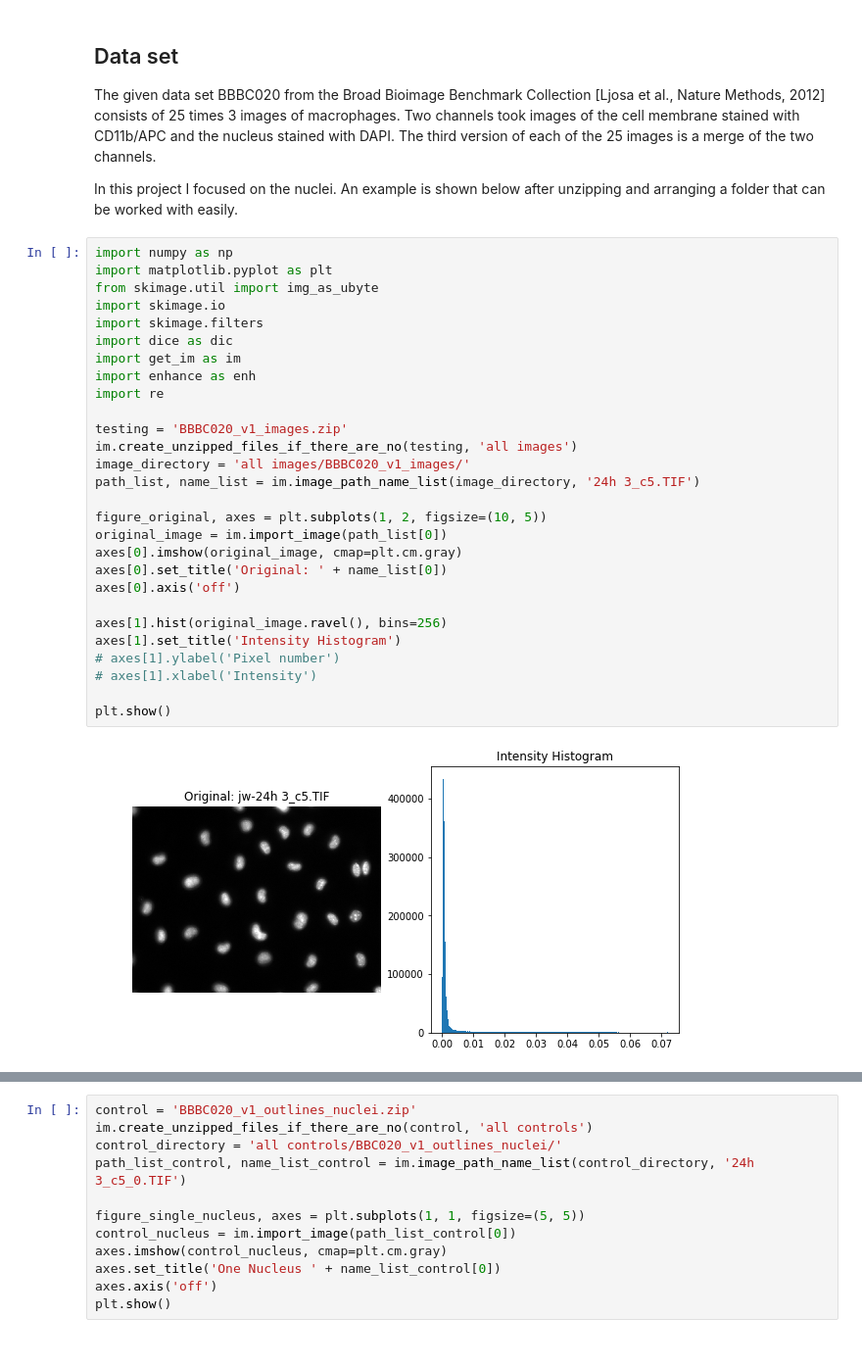
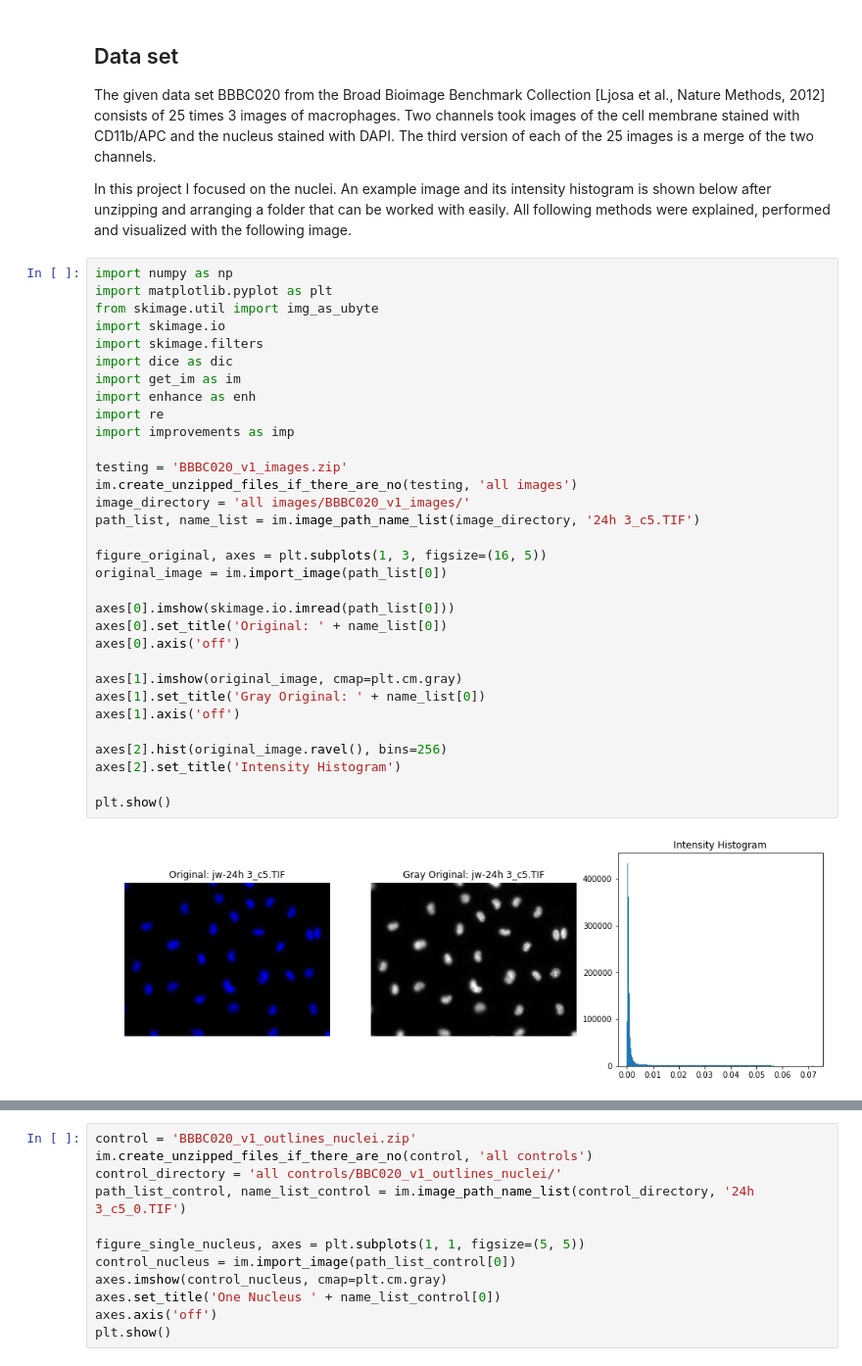
Before and after one commit to datascience-mobi/project-03-group-03, a Jupyter notebook: otsu_report.ipynb, the cells around one changed output, grey strips where cells are left out. Shown at 98% size. Cells and saved outputs as stored; diff of their text form.

Commit message:
Adjustance of names and titles export of environment

```diff
--- a/otsu_report.ipynb
+++ b/otsu_report.ipynb
@@ -17,36 +22,41 @@ of 25 times 3 images of macrophages. Two channels took images of the cell membra
 nucleus stained with DAPI. The third version of each of the 25 images is a merge of the two channels.
 
 In this project I focused on the nuclei.
-An example is shown below after unzipping and arranging a folder that can be worked with easily.
+An example image and its intensity histogram is shown below after unzipping and arranging a folder that can be worked
+with easily. All following methods were explained, performed and visualized with the following image.
 # %%
 import numpy as np
 import matplotlib.pyplot as plt
 from skimage.util import img_as_ubyte
 import skimage.io
 import skimage.filters
 import dice as dic
 import get_im as im
 import enhance as enh
 import re
+import improvements as imp
 
 testing = 'BBBC020_v1_images.zip'
 im.create_unzipped_files_if_there_are_no(testing, 'all images')
 image_directory = 'all images/BBBC020_v1_images/'
 path_list, name_list = im.image_path_name_list(image_directory, '24h 3_c5.TIF')
 
-figure_original, axes = plt.subplots(1, 2, figsize=(10, 5))
+figure_original, axes = plt.subplots(1, 3, figsize=(16, 5))
 original_image = im.import_image(path_list[0])
-axes[0].imshow(original_image, cmap=plt.cm.gray)
+
+axes[0].imshow(skimage.io.imread(path_list[0]))
 axes[0].set_title('Original: ' + name_list[0])
 axes[0].axis('off')
 
-axes[1].hist(original_image.ravel(), bins=256)
-axes[1].set_title('Intensity Histogram')
-# axes[1].ylabel('Pixel number')
-# axes[1].xlabel('Intensity')
+axes[1].imshow(original_image, cmap=plt.cm.gray)
+axes[1].set_title('Gray Original: ' + name_list[0])
+axes[1].axis('off')
+
+axes[2].hist(original_image.ravel(), bins=256)
+axes[2].set_title('Intensity Histogram')
 
 plt.show()
 # %% [output]
-[figure, old version]
+[figure, new version]
 # %% [markdown]
 ## Example of Thresholding
```
Also changed, not shown: parts of 27 cells of this notebook, 3 other files.
